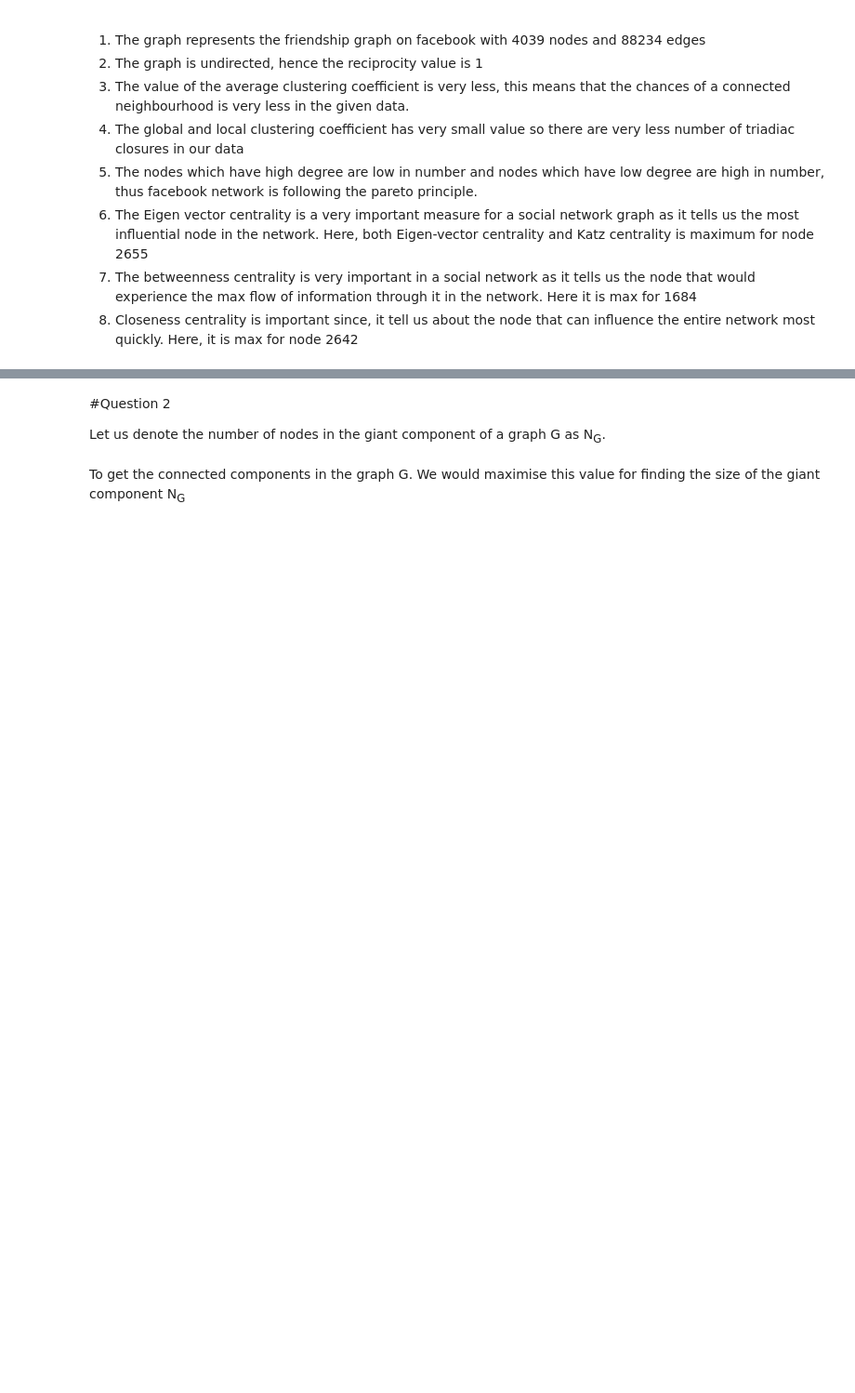
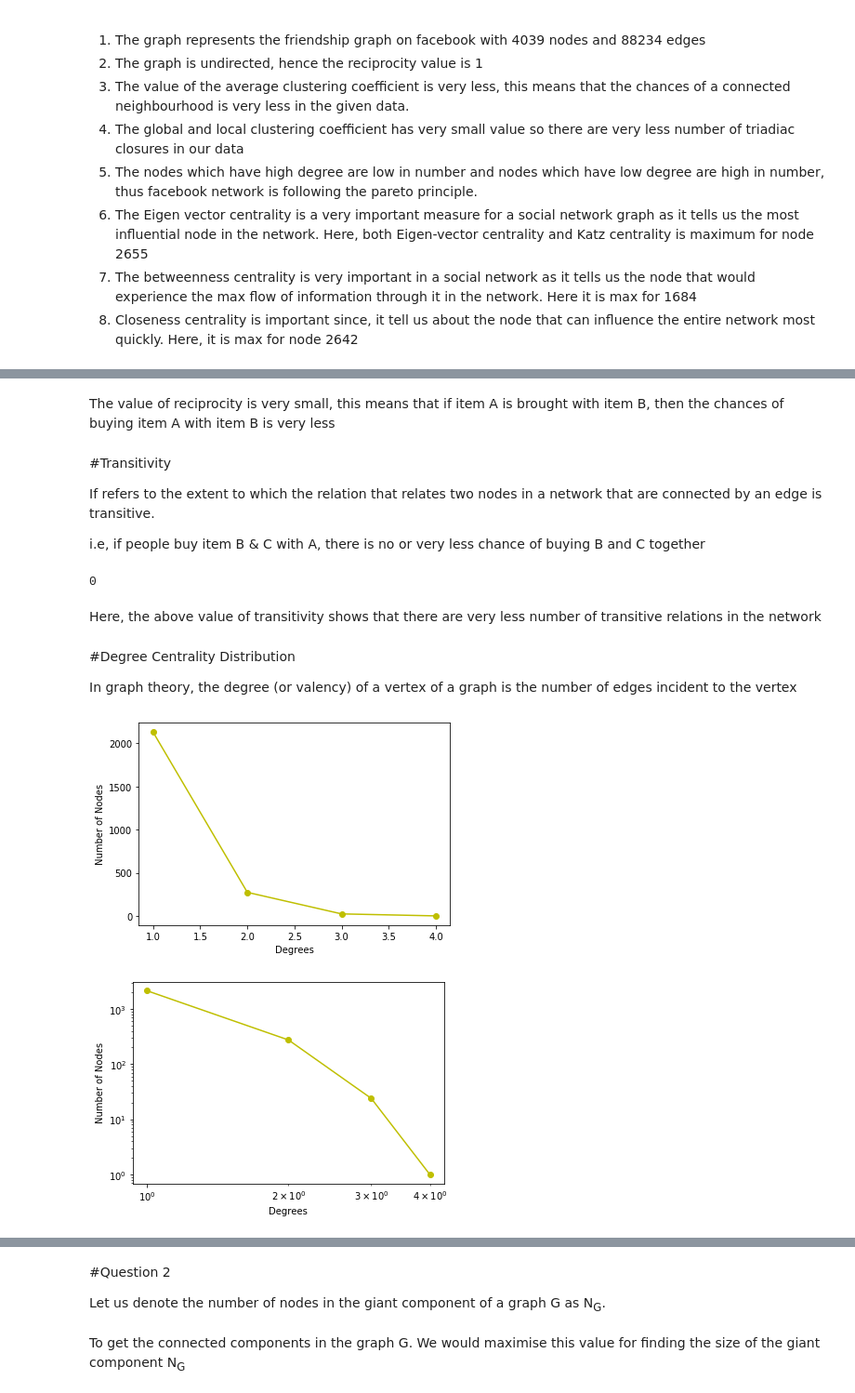
Before and after one commit to abhimanyug170/Network-Analysis-facebook, a Jupyter notebook: SNA_fb.ipynb, the cells around one changed output, grey strips where cells are left out. Shown at 93% size. Cells and saved outputs as stored; diff of their text form; code cells hidden in the pictures; blank space fills up the shorter version.

```diff
--- a/SNA_fb.ipynb
+++ b/SNA_fb.ipynb
@@ -342,0 +463,39 @@ This node can influence the entire network most quickly
+# %% [markdown]
+The value of reciprocity is very small, this means that if item A is brought with item B, then the chances of buying item A with item B is very less
+# %% [markdown]
+#Transitivity
+
+If refers to the extent to which the relation that relates two nodes in a network that are connected by an edge is transitive.
+
+i.e, if people buy item B & C with A, there is no or very less chance of buying B and C together
+# %%
+print(nx.transitivity(G))
+# %% [output]
+0
+# %% [markdown]
+Here, the above value of transitivity shows that there are very less number of transitive relations in the network
+# %% [markdown]
+#Degree Centrality Distribution
+
+In graph theory, the degree (or valency) of a vertex of a graph is the number of edges incident to the vertex
+# %%
+d={}
+for x,y in nx.degree(G):
+    if y not in d:
+        d[y]=1
+    else:
+        d[y]+=1
+
+plt.plot(list(d.keys()),list(d.values()),'yo-')
+plt.xlabel("Degrees")
+plt.ylabel("Number of Nodes")
+plt.show()
+
+#Log-Log graph
+plt.loglog(list(d.keys()),list(d.values()),'yo-')
+plt.xlabel("Degrees")
+plt.ylabel("Number of Nodes")
+plt.show()
+# %% [output]
+[figure, added]
+[figure, added]
```
Also changed, not shown: parts of 33 cells of this notebook.
